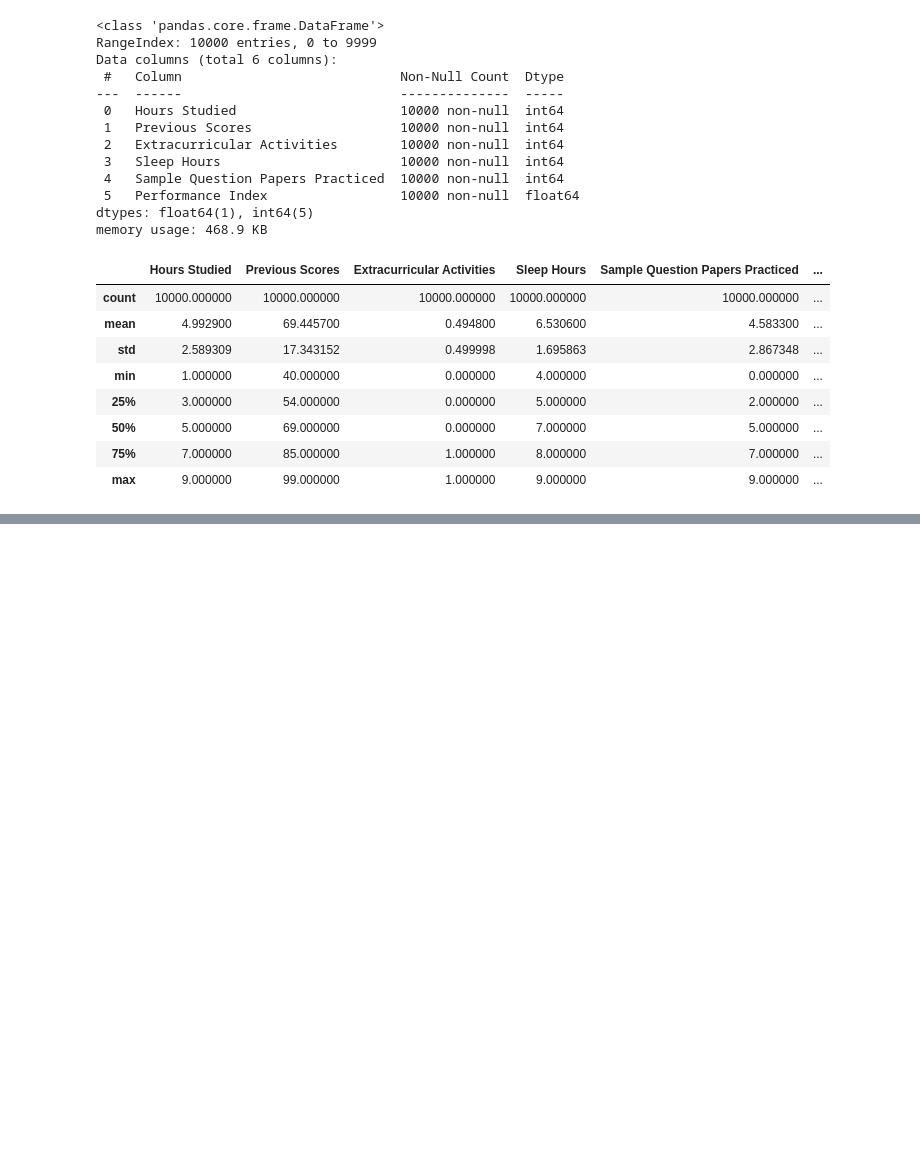
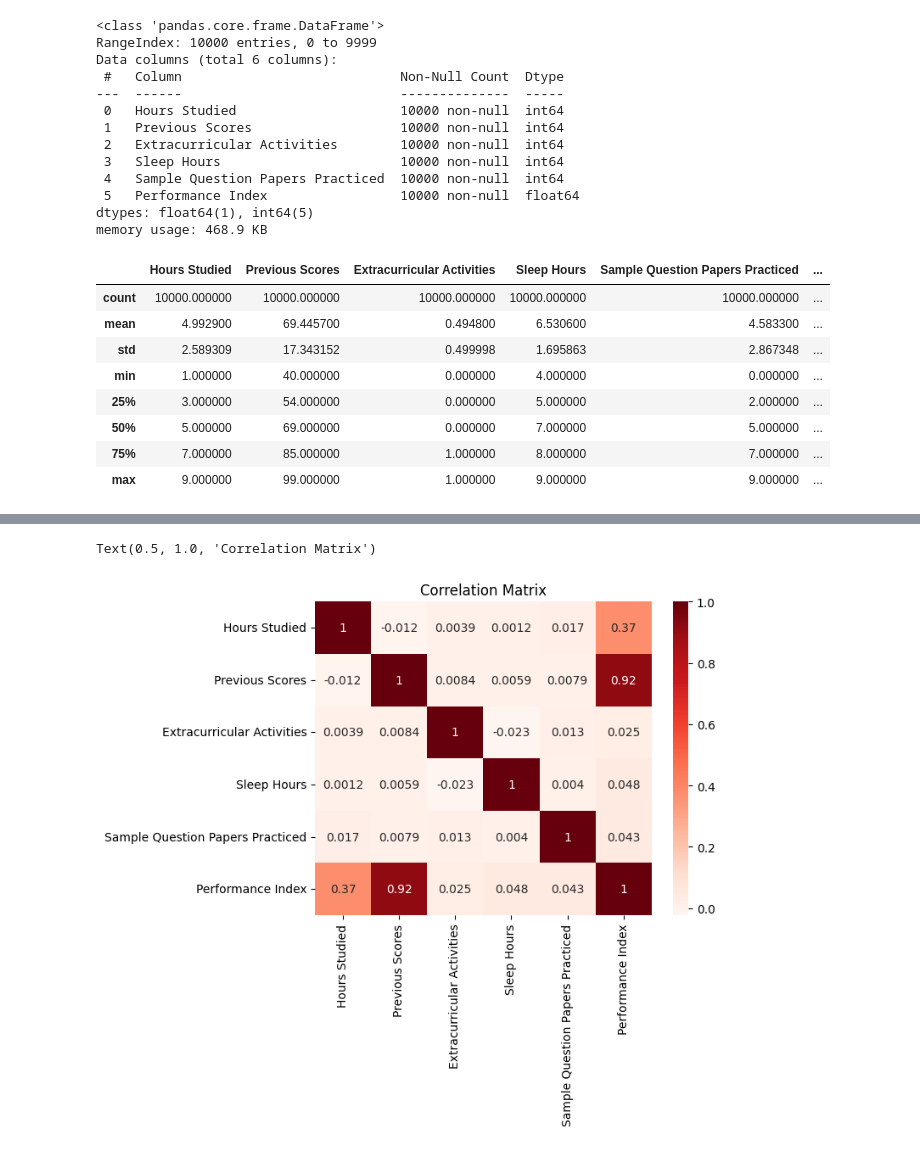
Before and after one commit to iWOLFSTEIN/Student-Performance-Predictor-Multiple-Linear-Regression-ML, a Jupyter notebook: main.ipynb, the cells around one changed output, grey strips where cells are left out. Saved outputs shown, nothing was run; the diff lists cells and outputs as text; code cells hidden in the pictures; blank space fills up the shorter version.

```diff
--- a/main.ipynb
+++ b/main.ipynb
@@ -61,0 +72,9 @@ df.describe()
+# %%
+import seaborn as sns
+import matplotlib.pyplot as plt
+
+sns.heatmap(df.corr(), cmap="Reds", annot=True)
+plt.title("Correlation Matrix")
+# %% [output]
+Text(0.5, 1.0, 'Correlation Matrix')
+[figure, added]
```
Also changed, not shown: parts of 10 cells of this notebook, 1 other file.
